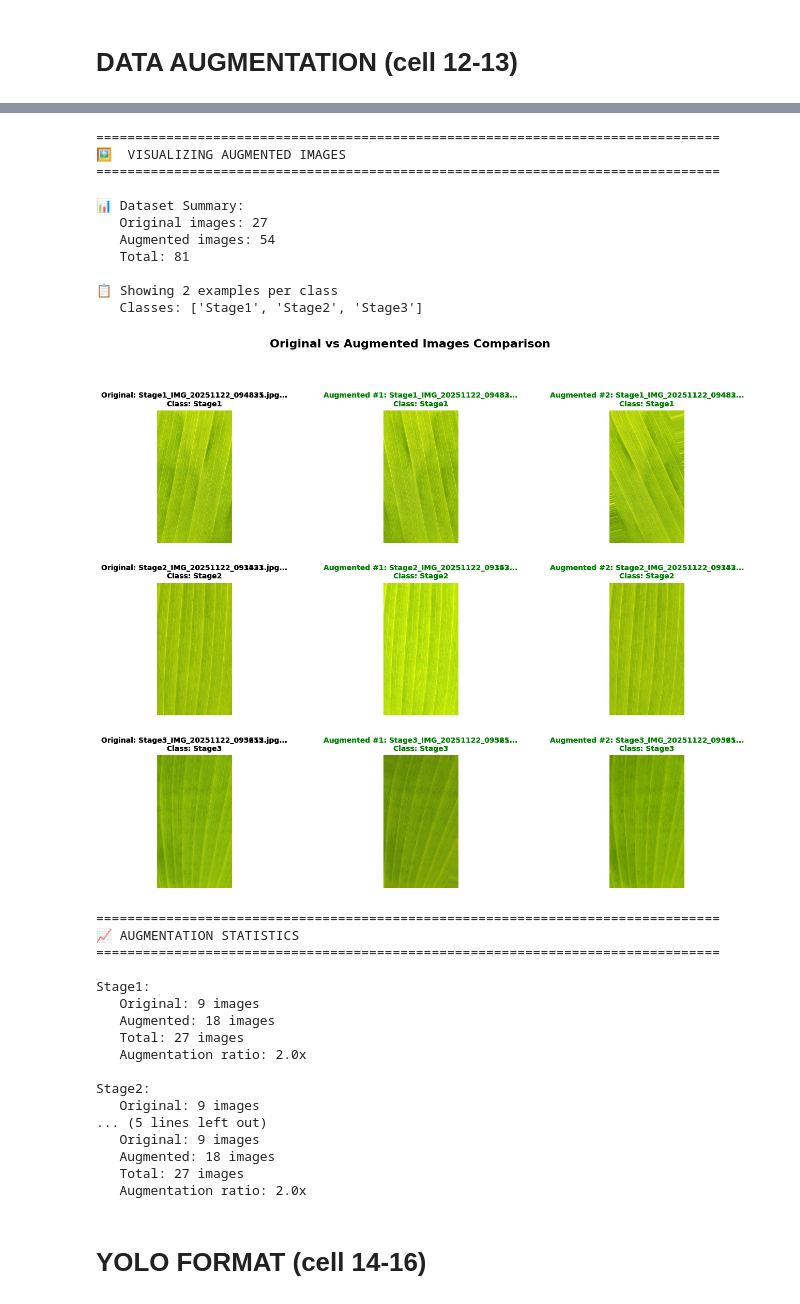
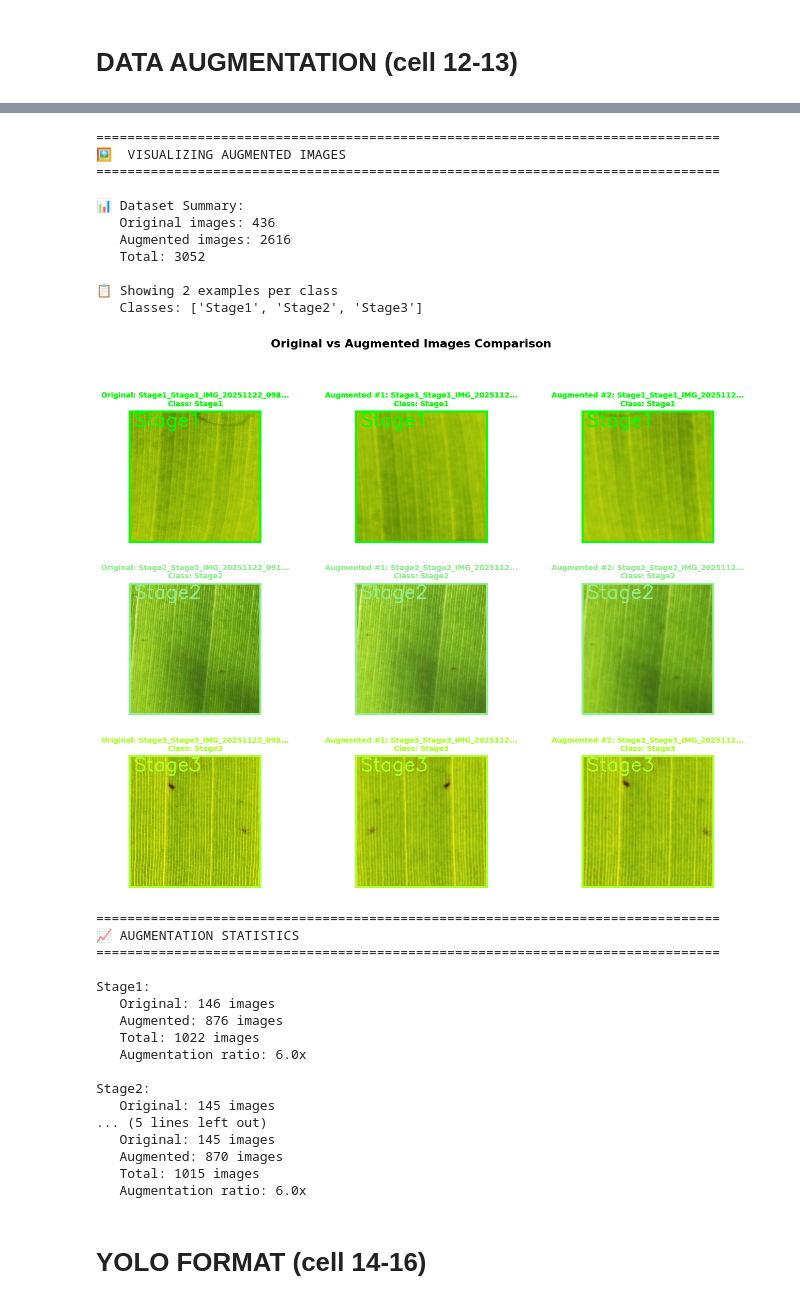
Before and after one commit to Leads-DigiSaka-System/ai-banana-earlystage, a Jupyter notebook: notebook/data-labeling-classification.ipynb, the cells around one changed output, grey strips where cells are left out. Drawn from its saved outputs; the diff is of its cells as text; code cells hidden in the pictures.

Commit message:
Data merging and update the Data Classification with tile and resize. Data Augmentation in Tile

```diff
--- a/notebook/data-labeling-classification.ipynb
+++ b/notebook/data-labeling-classification.ipynb
@@ -877,24 +1137,33 @@ splits_to_process = [
     (test_df, 'test')
 ]
 
+# OPTIMIZED: Copy directly from source (eliminates intermediate images/ folder)
 for df_split, split_type in splits_to_process:
     print(f"\nCopying images for {split_type} split...")
     for index, row in tqdm(df_split.iterrows(), total=len(df_split), desc=f"Copying {split_type} images"):
         source_image_name = row['output_image_name']
-        # The class_label is implicitly part of the structure, but not needed for the image copy destination itself in this new structure
 
-        source_path = IMAGE_SOURCE_DIR / source_image_name
+        # Use source_image_path from metadata (original source location)
+        source_path = Path(row['source_image_path'])
         destination_path = FINAL_DATASET_DIR / split_type / 'images' / source_image_name
 
         try:
+            if not source_path.exists():
+                print(f"Warning: Source file not found: {source_path}")
+                continue
+
             shutil.copy2(source_path, destination_path)
+
+            # Update the row with final output path for later use
+            row['output_image_path'] = str(destination_path)
+
         except FileNotFoundError:
             print(f"Warning: Source file not found: {source_path}")
         except Exception as e:
             print(f"Error copying {source_image_name} to {destination_path}: {e}")
     print(f"✓ Finished copying images for {split_type} split.")
 
-print("\n✓ All images copied to their respective split directories.")
+print("\n✓ All images copied to their respective split directories (directly from source).")
 # %% [output]
 Copying images for train split...
 ✓ Finished copying images for train split.
@@ -1187,13 +1494,24 @@ else:
                     orig_img = cv2.imread(str(orig_path))
                     if orig_img is None:
                         continue
+
+                    # Draw bounding box with class color (whole image for classification)
+                    h, w = orig_img.shape[:2]
+                    class_color_bgr = CLASS_COLORS_RGB.get(class_label, (0, 0, 0))
+                    # Draw bounding box around entire image
+                    cv2.rectangle(orig_img, (0, 0), (w-1, h-1), class_color_bgr, thickness=5)
+                    # Add class label text on image
+                    cv2.putText(orig_img, class_label, (10, 30),
+                               cv2.FONT_HERSHEY_SIMPLEX, 1.2, class_color_bgr, 2)
+
                     orig_img = cv2.cvtColor(orig_img, cv2.COLOR_BGR2RGB)
 
-                    # Plot original
+                    # Plot original with class color
                     ax_orig = fig.add_subplot(gs[class_idx, 0])
                     ax_orig.imshow(orig_img)
+                    class_color = CLASS_COLORS.get(class_label, 'black')  # Get color for class
                     ax_orig.set_title(f"Original: {orig_row['output_image_name'][:30]}...\nClass: {class_label}",
-                                    fontsize=10, fontweight='bold')
+                                    fontsize=10, fontweight='bold', color=class_color)
                     ax_orig.axis('off')
 
                     # Plot augmented images (show first 2)
@@ -1207,63 +1525,73 @@ else:
                         if aug_path.exists():
                             aug_img = cv2.imread(str(aug_path))
                             if aug_img is not None:
+                                # Draw bounding box with class color on augmented image
+                                h_aug, w_aug = aug_img.shape[:2]
+                                class_color_bgr = CLASS_COLORS_RGB.get(class_label, (0, 0, 0))
+                                # Draw bounding box around entire image
+                                cv2.rectangle(aug_img, (0, 0), (w_aug-1, h_aug-1), class_color_bgr, thickness=5)
+                                # Add class label text on image
+                                cv2.putText(aug_img, class_label, (10, 30),
+                                           cv2.FONT_HERSHEY_SIMPLEX, 1.2, class_color_bgr, 2)
+
                                 aug_img = cv2.cvtColor(aug_img, cv2.COLOR_BGR2RGB)
 
                                 ax_aug = fig.add_subplot(gs[class_idx, aug_idx + 1])
                                 ax_aug.imshow(aug_img)
+                                class_color = CLASS_COLORS.get(class_label, 'black')  # Get color for class
                                 ax_aug.set_title(f"Augmented #{aug_idx+1}: {aug_row['output_image_name'][:25]}...\nClass: {class_label}",
-                                               fontsize=10, fontweight='bold', color='green')
+                                               fontsize=10, fontweight='bold', color=class_color)
                                 ax_aug.axis('off')
 
             plt.suptitle('Original vs Augmented Images Comparison', fontsize=16, fontweight='bold', y=0.995)
             plt.tight_layout()
             plt.show()
 
         # Show statistics
         print(f"\n{'='*80}")
         print("📈 AUGMENTATION STATISTICS")
         print("="*80)
 
         for class_label in classes:
             class_orig = len(original_df[original_df['class_label'] == class_label])
             class_aug = len(augmented_df[augmented_df['class_label'] == class_label])
             total_class = class_orig + class_aug
 
             print(f"\n{class_label}:")
             print(f"   Original: {class_orig} images")
             print(f"   Augmented: {class_aug} images")
             print(f"   Total: {total_class} images")
             print(f"   Augmentation ratio: {class_aug / class_orig if class_orig > 0 else 0:.1f}x")
 # %% [output]
 ================================================================================
 🖼️  VISUALIZING AUGMENTED IMAGES
 ================================================================================
 
 📊 Dataset Summary:
-   Original images: 27
-   Augmented images: 54
-   Total: 81
+   Original images: 436
+   Augmented images: 2616
+   Total: 3052
 
 📋 Showing 2 examples per class
    Classes: ['Stage1', 'Stage2', 'Stage3']
-[figure, old version]
+[figure, new version]
 ================================================================================
 📈 AUGMENTATION STATISTICS
 ================================================================================
 
 Stage1:
-   Original: 9 images
-   Augmented: 18 images
-   Total: 27 images
-   Augmentation ratio: 2.0x
+   Original: 146 images
+   Augmented: 876 images
+   Total: 1022 images
+   Augmentation ratio: 6.0x
 
 Stage2:
-   Original: 9 images
+   Original: 145 images
 ... (5 lines left out)
-   Original: 9 images
-   Augmented: 18 images
-   Total: 27 images
-   Augmentation ratio: 2.0x
+   Original: 145 images
+   Augmented: 870 images
+   Total: 1015 images
+   Augmentation ratio: 6.0x
 # %% [markdown]
 # **YOLO FORMAT** (cell 14-16)
 # %%
```
Also changed, not shown: parts of 17 cells of this notebook, 1 other file.
